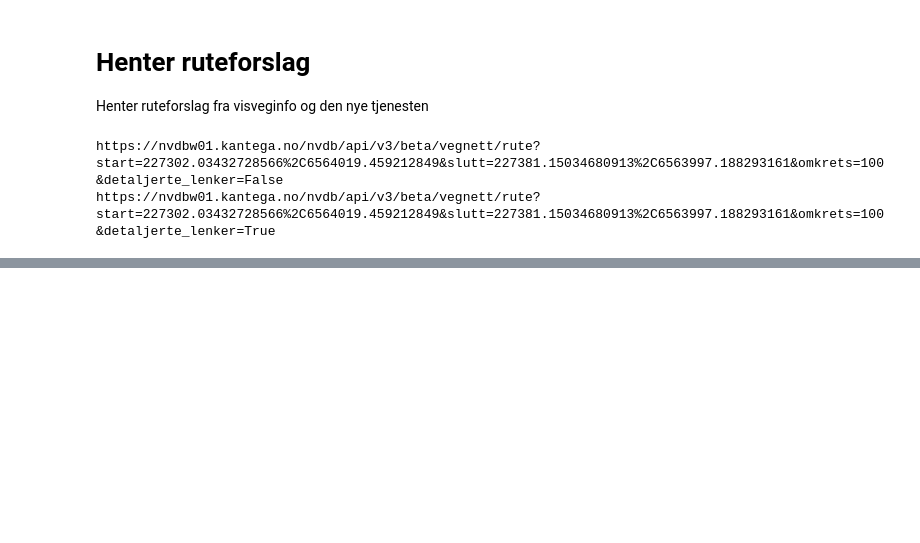
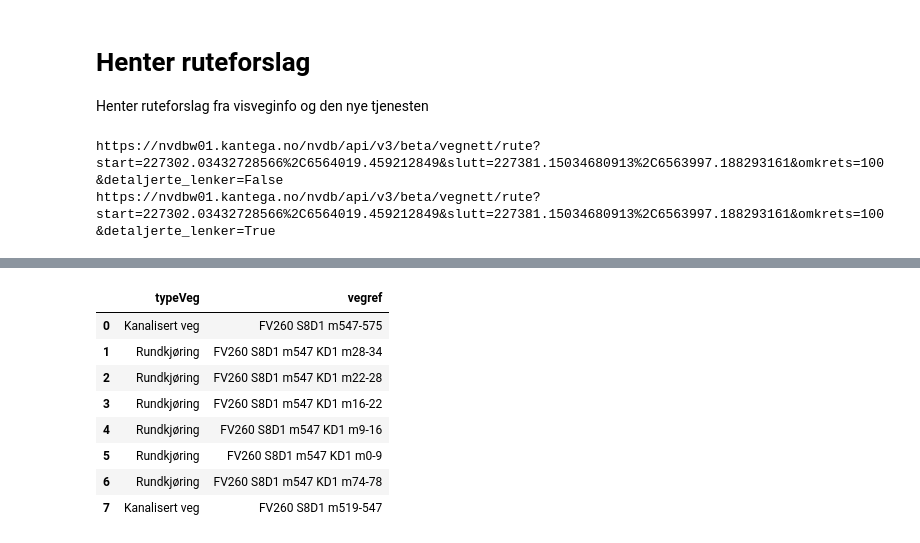
Before and after one commit to LtGlahn/ltglahn.github.io, a Jupyter notebook: vegnettbetatest/testrutestedfesting.ipynb, the cells around one changed output, grey strips where cells are left out. Cells and saved outputs as stored; diff of their text form; code cells hidden in the pictures; blank space fills up the shorter version.

Commit message:
Rundkjøring?

```diff
--- a/vegnettbetatest/testrutestedfesting.ipynb
+++ b/vegnettbetatest/testrutestedfesting.ipynb
@@ -203,0 +198,12 @@ orginalpunkt.hvplot( crs=ccrs.UTM(zone=33), size=100, color='g')
+# %%
+nyrute_vt[['typeVeg', 'vegref']]
+# %% [output]
+|  | typeVeg | vegref |
+| 0 | Kanalisert veg | FV260 S8D1 m547-575 |
+| 1 | Rundkjøring | FV260 S8D1 m547 KD1 m28-34 |
+| 2 | Rundkjøring | FV260 S8D1 m547 KD1 m22-28 |
+| 3 | Rundkjøring | FV260 S8D1 m547 KD1 m16-22 |
+| 4 | Rundkjøring | FV260 S8D1 m547 KD1 m9-16 |
+| 5 | Rundkjøring | FV260 S8D1 m547 KD1 m0-9 |
+| 6 | Rundkjøring | FV260 S8D1 m547 KD1 m74-78 |
+| 7 | Kanalisert veg | FV260 S8D1 m519-547 |
```
Also changed, not shown: parts of 3 cells of this notebook, 1 other file.
